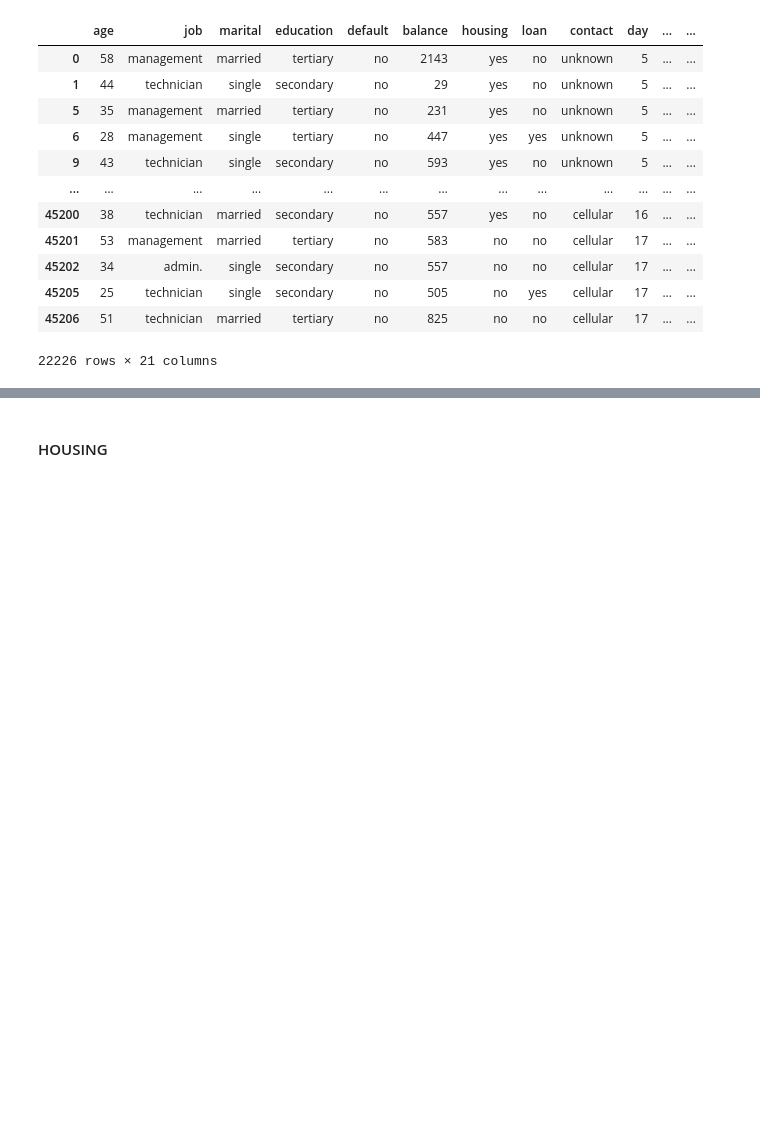
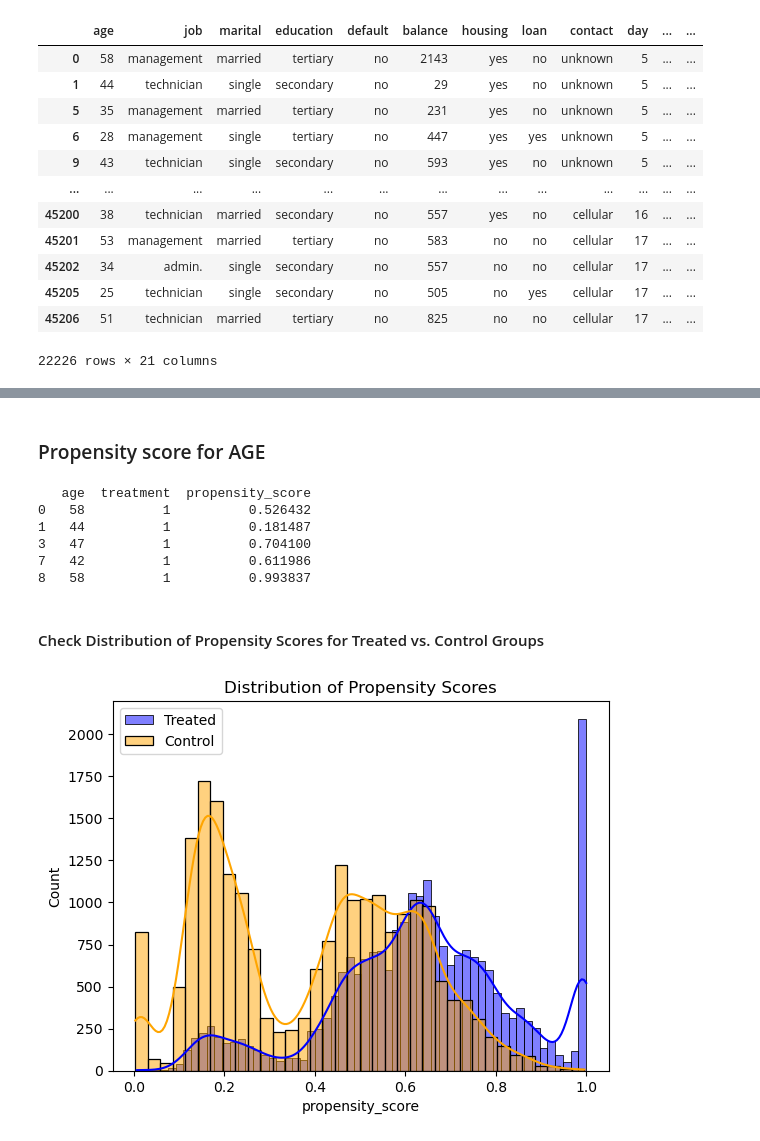
Before and after one commit to abhiramp1998/bias-mitigation-bank-marketing-ML, a Jupyter notebook: notebooks/Balance_Propensity_ATE.ipynb, the cells around one changed output, grey strips where cells are left out. Drawn from its saved outputs; the diff is of its cells as text; code cells hidden in the pictures; blank space fills up the shorter version.

Commit message:
propensity for age

```diff
--- a/notebooks/Balance_Propensity_ATE.ipynb
+++ b/notebooks/Balance_Propensity_ATE.ipynb
@@ -1206,2 +1288,0 @@ print(df_matched.shape)  # Check the overall shape of the matched dataset
-# %% [markdown]
-#### HOUSING
@@ -1258,0 +1289,77 @@ print(balanced_df[['balance', 'treatment', 'propensity_score']].head())
+# %% [markdown]
+### Propensity score for AGE
+# %%
+import pandas as pd
+import numpy as np
+from sklearn.linear_model import LogisticRegression
+from sklearn.preprocessing import StandardScaler
+
+# Define treatment based on the median age
+median_age = df['age'].median()
+df['treatment'] = (df['age'] >= median_age).astype(int)  # 1 if age >= median, else 0
+
+# Define features for propensity score estimation (excluding target 'y' and 'age')
+X = df.drop(columns=['y', 'treatment', 'age'])  # Remove 'age' since it's the treatment indicator
+y = df['treatment']  # Treatment assignment
+
+# Convert categorical variables to dummies
+X = pd.get_dummies(X, drop_first=True)
+
+# Standardize the features
+scaler = StandardScaler()
+X_scaled = scaler.fit_transform(X)
+
+# Fit logistic regression for propensity scores
+logreg = LogisticRegression(solver='saga', max_iter=1000)
+logreg.fit(X_scaled, y)
+df['propensity_score'] = logreg.predict_proba(X_scaled)[:, 1]
+
+# Perform propensity score matching
+caliper = 0.05  # Define a small threshold for matching
+
+def match_sample(df):
+    treated = df[df['treatment'] == 1]
+    control = df[df['treatment'] == 0]
+    matched_control = []
+
+    for _, row in treated.iterrows():
+        potential_matches = control[abs(control['propensity_score'] - row['propensity_score']) <= caliper]
+
+        if not potential_matches.empty:
+            match = potential_matches.sample(1)  # Randomly select one match
+            matched_control.append(match)
+            control = control.drop(match.index)  # Remove matched sample to avoid reuse
+
+    if matched_control:  # Ensure there's at least one match
+        matched_control = pd.concat(matched_control)
+        balanced_df = pd.concat([treated, matched_control])
+        return balanced_df
+    else:
+        print("No matches found within the caliper range.")
+        return treated  # Return only treated if no match found
+
+# Apply matching
+balanced_df = match_sample(df)
+
+# Output final dataset
+print(balanced_df[['age', 'treatment', 'propensity_score']].head())
+# %% [output]
+   age  treatment  propensity_score
+0   58          1          0.526432
+1   44          1          0.181487
+3   47          1          0.704100
+7   42          1          0.611986
+8   58          1          0.993837
+# %% [markdown]
+#### Check Distribution of Propensity Scores for Treated vs. Control Groups
+# %%
+import seaborn as sns
+import matplotlib.pyplot as plt
+
+sns.histplot(df[df['treatment'] == 1]['propensity_score'], color="blue", label="Treated", kde=True)
+sns.histplot(df[df['treatment'] == 0]['propensity_score'], color="orange", label="Control", kde=True)
+plt.legend()
+plt.title("Distribution of Propensity Scores")
+plt.show()
+# %% [output]
+[figure, added]
```
Also changed, not shown: parts of 38 cells of this notebook.
